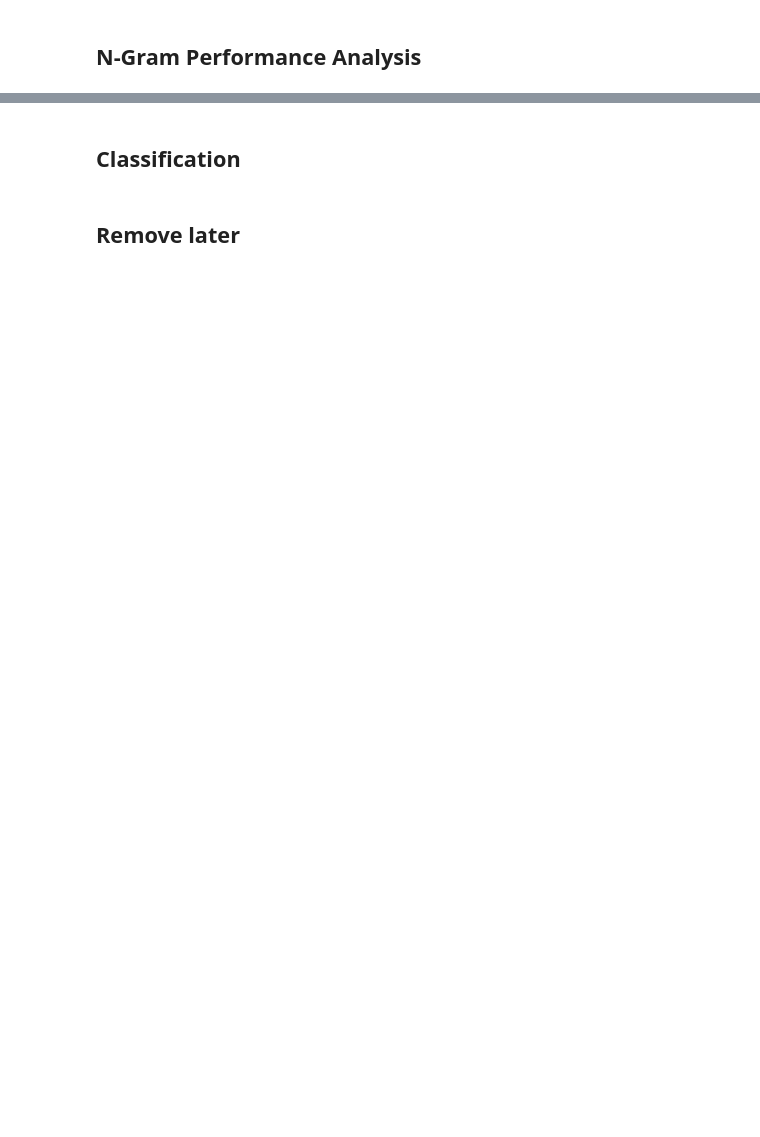
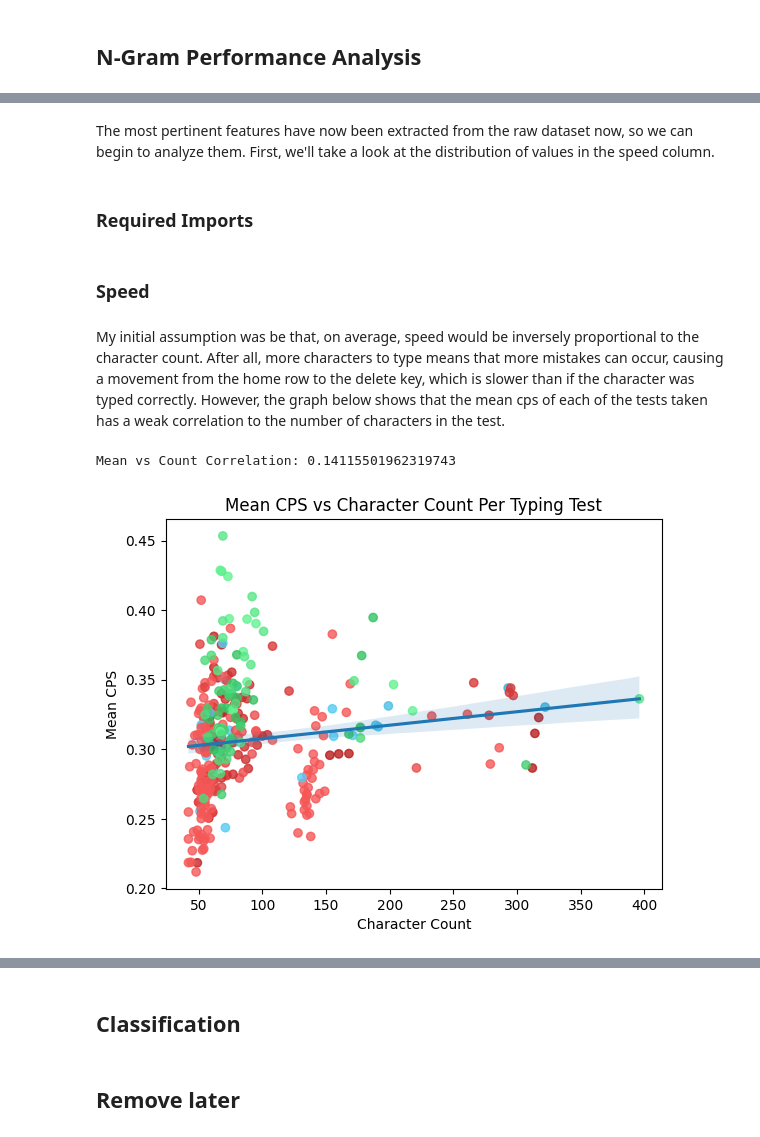
Before and after one commit to rmchorgh/MonkeyTypeMachineLearn, a Jupyter notebook: main.ipynb, the cells around one changed output, grey strips where cells are left out. Saved outputs shown, nothing was run; the diff lists cells and outputs as text; code cells hidden in the pictures; blank space fills up the shorter version.

```diff
--- a/main.ipynb
+++ b/main.ipynb
@@ -159,12 +159,14 @@ def pickColor(x):
             [hex(c - (12 * colors[2]))[2:] for c in [0x61, 0xD7, 0xff]]
         )
 
+langColors = {x: pickColor(x) for x in v.index}
+
 # Plot pie graph
 v.plot.pie(
     radius=3.5,
     ylabel="",
 	pctdistance=0.8,
-    colors=[pickColor(x) for x in v.index],
+    colors=[langColors[x] for x in v.index],
     labels=v.index,
     autopct=lambda x: f"{round(x, 1)}%\n{int(x * v.sum() / 100)} characters",
 )
@@ -401,0 +442,4 @@ df.plot.line( y='cps')
+# %% [markdown]
+The most pertinent features have now been extracted from the raw dataset now, so we can begin to analyze them. First, we'll take a look at the distribution of values in the speed column.
+# %% [markdown]
+### Required Imports
@@ -401,0 +449,22 @@ df.plot.line( y='cps')
+# %% [markdown]
+### Speed
+# %% [markdown]
+My initial assumption was be that, on average, speed would be inversely proportional to the character count. After all, more characters to type means that more mistakes can occur, causing a movement from the home row to the delete key, which is slower than if the character was typed correctly. However, the graph below shows that the mean cps of each of the tests taken has a weak correlation to the number of characters in the test.
+# %%
+# Group data by testNum
+groupTn = df.groupby('testNum')
+
+# Plot a scatter plot with a regression line
+reg = regplot(x='count', y='mean', data=groupTn.cps.describe(), scatter_kws={
+	# Generate the colors for the graph
+	'color': [langColors[df.language.iloc[ groupTn.indices[k][1] ]] + '80' for k in groupTn.indices]
+})
+reg.set_title('Mean CPS vs Character Count Per Typing Test')
+reg.set_xlabel('Character Count')
+reg.set_ylabel('Mean CPS')
+
+# Show the correlation
+print('Mean vs Count Correlation:', groupTn.cps.describe().corr()['count'][1])
+# %% [output]
+Mean vs Count Correlation: 0.14115501962319743
+[figure, added]
```
Also changed, not shown: parts of 26 cells of this notebook, 2 other files.
